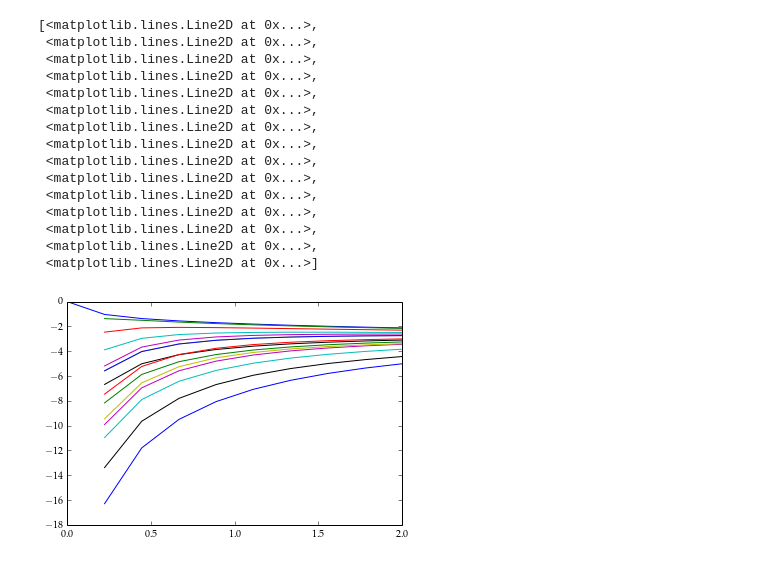
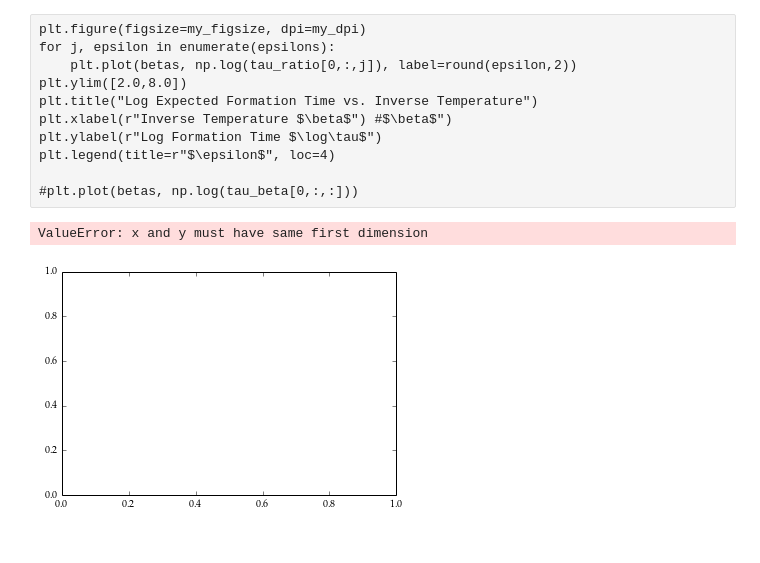
Before and after one commit to Danie1Johnson/research, a Jupyter notebook: markov_plots.ipynb, the cells around one changed output. Cells and saved outputs as stored; diff of their text form; code cells hidden in the pictures.

```diff
--- a/markov_plots.ipynb
+++ b/markov_plots.ipynb
@@ -136,3 +122,14 @@ plt.legend(title=r"$\epsilon$", loc=4)
+# %% [raw]
+plt.figure(figsize=my_figsize, dpi=my_dpi)
+for j, epsilon in enumerate(epsilons):
+    plt.plot(betas, np.log(tau_ratio[0,:,j]), label=round(epsilon,2))
+plt.ylim([2.0,8.0])
+plt.title("Log Expected Formation Time vs. Inverse Temperature")
+plt.xlabel(r"Inverse Temperature $\beta$") #$\beta$")
+plt.ylabel(r"Log Formation Time $\log\tau$")
+plt.legend(title=r"$\epsilon$", loc=4)
+
+#plt.plot(betas, np.log(tau_beta[0,:,:]))
 # %%
 beta = 0.5
 epsilon = 0.5
@@ -150,23 +147,9 @@ forward_rates, backward_rates, E_jk = bgj.get_rates(epsilon,
 Q = bgj.rates_to_Q(forward_rates, backward_rates, edges, num_ints)
 P = bga.get_dist(Q, 2.0, 20)
 # %%
-plt.plot(np.linspace(0.0,2.0,10), np.log(P))
+plt.plot(np.linspace(0.0,2.0,10), P.T)
 # %% [output]
-[<matplotlib.lines.Line2D at 0x...>,
- <matplotlib.lines.Line2D at 0x...>,
- <matplotlib.lines.Line2D at 0x...>,
- <matplotlib.lines.Line2D at 0x...>,
- <matplotlib.lines.Line2D at 0x...>,
- <matplotlib.lines.Line2D at 0x...>,
- <matplotlib.lines.Line2D at 0x...>,
- <matplotlib.lines.Line2D at 0x...>,
- <matplotlib.lines.Line2D at 0x...>,
- <matplotlib.lines.Line2D at 0x...>,
- <matplotlib.lines.Line2D at 0x...>,
- <matplotlib.lines.Line2D at 0x...>,
- <matplotlib.lines.Line2D at 0x...>,
- <matplotlib.lines.Line2D at 0x...>,
- <matplotlib.lines.Line2D at 0x...>]
+ValueError: x and y must have same first dimension
-[figure, old version]
+[figure, new version]
 # %%
 forward_rates/Ss
```
Also changed, not shown: parts of 6 cells of this notebook.
